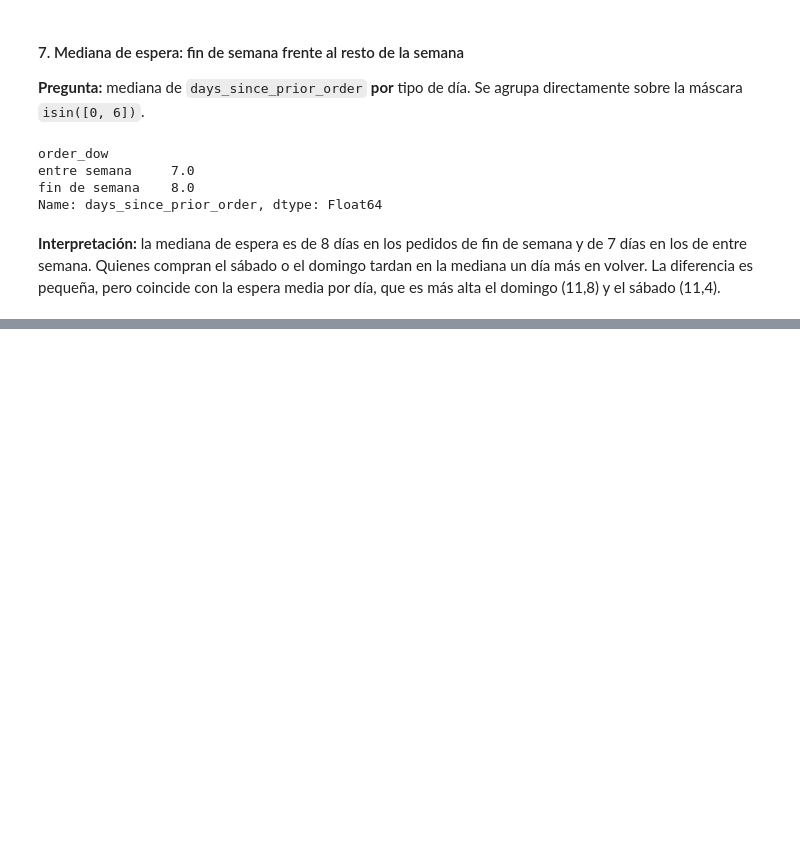
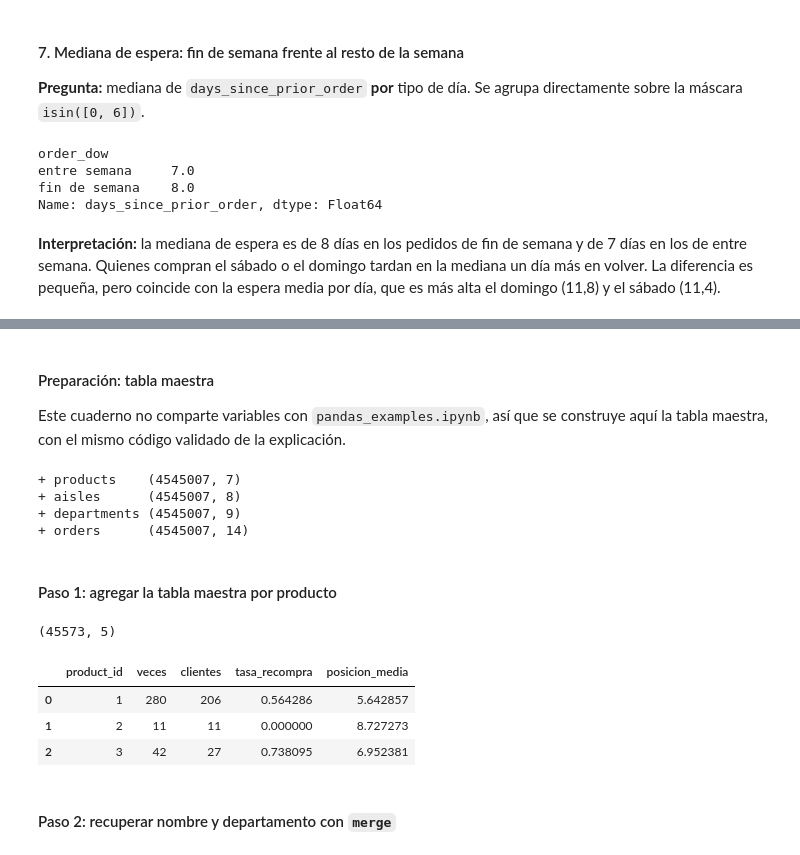
Before and after one commit to Sehuto96/instacart-analisis, a Jupyter notebook: notebooks/pandas_labs.ipynb, the cells around one changed output, grey strips where cells are left out. Drawn from its saved outputs; the diff is of its cells as text; code cells hidden in the pictures; blank space fills up the shorter version.

```diff
--- a/notebooks/pandas_labs.ipynb
+++ b/notebooks/pandas_labs.ipynb
@@ -613,0 +623,44 @@ Name: days_since_prior_order, dtype: Float64
+# %% [markdown]
+#### Preparación: tabla maestra
+
+Este cuaderno no comparte variables con `pandas_examples.ipynb`, así que se construye aquí la tabla maestra, con el mismo código validado de la explicación.
+# %%
+filas_inicio = len(order_prods)
+
+maestra = order_prods.merge(products, on='product_id', how='left', validate='m:1')
+print('+ products   ', maestra.shape)
+maestra = maestra.merge(aisles, on='aisle_id', how='left', validate='m:1')
+print('+ aisles     ', maestra.shape)
+maestra = maestra.merge(departments, on='department_id', how='left', validate='m:1')
+print('+ departments', maestra.shape)
+maestra = maestra.merge(orders, on='order_id', how='left', validate='m:1')
+print('+ orders     ', maestra.shape)
+
+assert len(maestra) == filas_inicio
+# Esperado: siempre 4545007 filas, con 7, 8, 9 y finalmente 14 columnas
+# %% [output]
++ products    (4545007, 7)
++ aisles      (4545007, 8)
++ departments (4545007, 9)
++ orders      (4545007, 14)
+# %% [markdown]
+#### Paso 1: agregar la tabla maestra por producto
+# %%
+por_producto = (maestra
+    .groupby('product_id')
+    .agg(veces=('order_id', 'size'),
+         clientes=('user_id', 'nunique'),
+         tasa_recompra=('reordered', 'mean'),
+         posicion_media=('add_to_cart_order', 'mean'))
+    .reset_index())
+print(por_producto.shape)
+por_producto.head(3)
+# Esperado: (45573, 5). El producto 1: 280 veces, 206 clientes, tasa de recompra 0.564
+# %% [output]
+(45573, 5)
+|  | product_id | veces | clientes | tasa_recompra | posicion_media |
+| 0 | 1 | 280 | 206 | 0.564286 | 5.642857 |
+| 1 | 2 | 11 | 11 | 0.000000 | 8.727273 |
+| 2 | 3 | 42 | 27 | 0.738095 | 6.952381 |
+# %% [markdown]
+#### Paso 2: recuperar nombre y departamento con `merge`
```
Also changed, not shown: parts of 34 cells of this notebook, 5 other files.
